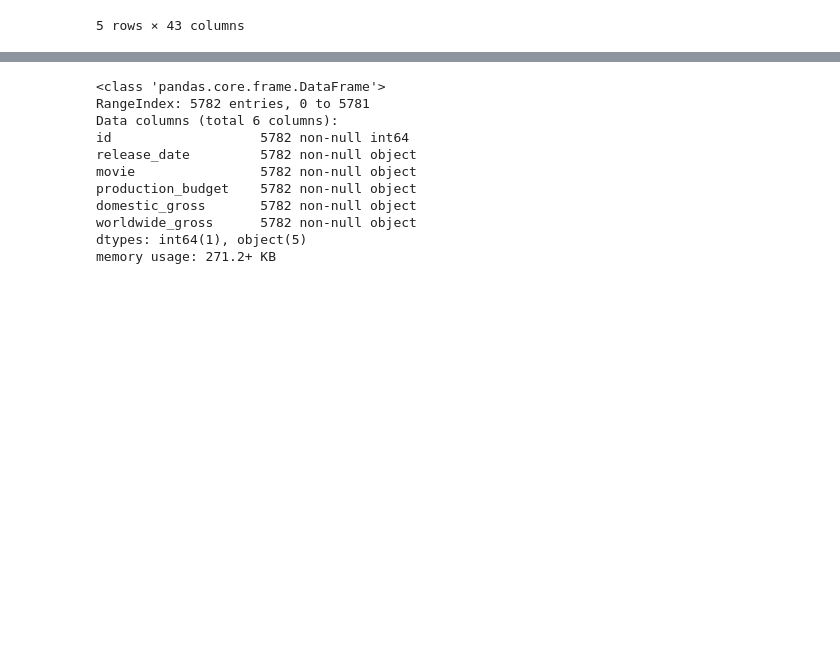
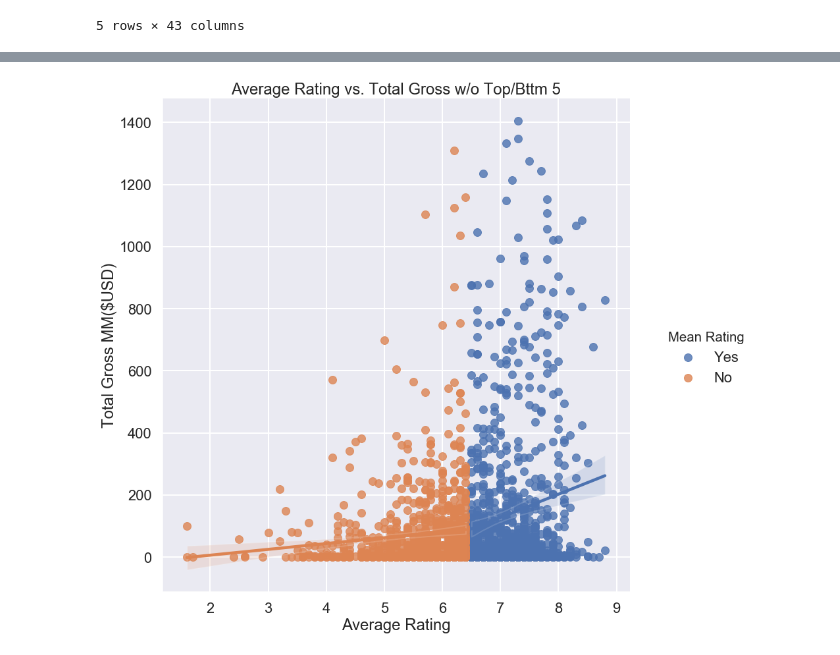
Before and after one commit to etr359/project-1-movie-analysis, a Jupyter notebook: project1_analysis_MASTER.ipynb, the cells around one changed output, grey strips where cells are left out. Drawn from its saved outputs; the diff is of its cells as text; code cells hidden in the pictures; blank space fills up the shorter version.

```diff
--- a/project1_analysis_MASTER.ipynb
+++ b/project1_analysis_MASTER.ipynb
@@ -512,2 +518,2 @@ plt.show()
 # %%
-bom_gross_title_basics_ratings_top50 = bom_gross_title_basics_ratings.sort_values(by='total_gross', ascending=False)[:50]
+bom_gross_ratings_df.sort_values(by='total_gross', ascending=False, inplace=True)
@@ -538,14 +520,15 @@ tn_movie_budgets.head()
-# %%
-tn_movie_budgets.info()
-# %% [output]
-<class 'pandas.core.frame.DataFrame'>
-RangeIndex: 5782 entries, 0 to 5781
-Data columns (total 6 columns):
-id                   5782 non-null int64
-release_date         5782 non-null object
-movie                5782 non-null object
-production_budget    5782 non-null object
-domestic_gross       5782 non-null object
-worldwide_gross      5782 non-null object
-dtypes: int64(1), object(5)
-memory usage: 271.2+ KB
+# %%
+bom_gross_ratings_df_top5 = bom_gross_ratings_df.iloc[5:-5]
+# %%
+sns.set()
+sns.set_style("darkgrid")
+sns.set_context("poster")
+ax = sns.lmplot(data=bom_gross_ratings_df_top5, x='averagerating', y='total_gross', hue='avg_averagerating',
+                height=12, hue_order=['Yes', 'No']);
+ax.set_xlabels('Average Rating')
+ax.set_ylabels('Total Gross MM($USD)')
+ax._legend.set_title('Mean Rating')
+plt.title('Average Rating vs. Total Gross w/o Top/Bttm 5')
+plt.savefig('avg_rating vs total_gross no outliers.png');
+# %% [output]
+[figure, added]
```
Also changed, not shown: parts of 27 cells of this notebook, 2 other files.
